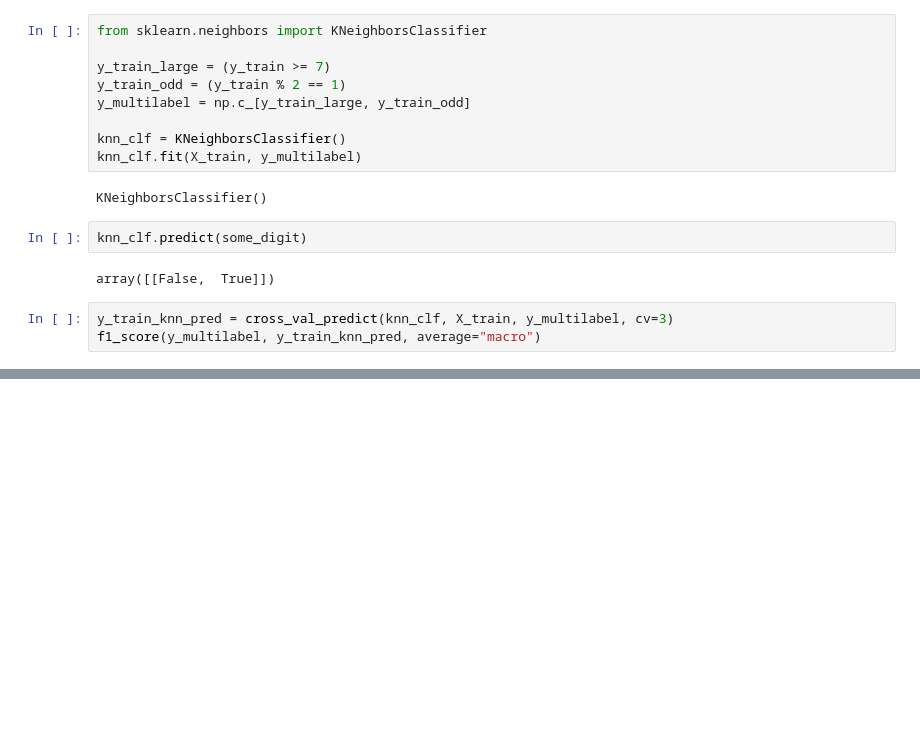
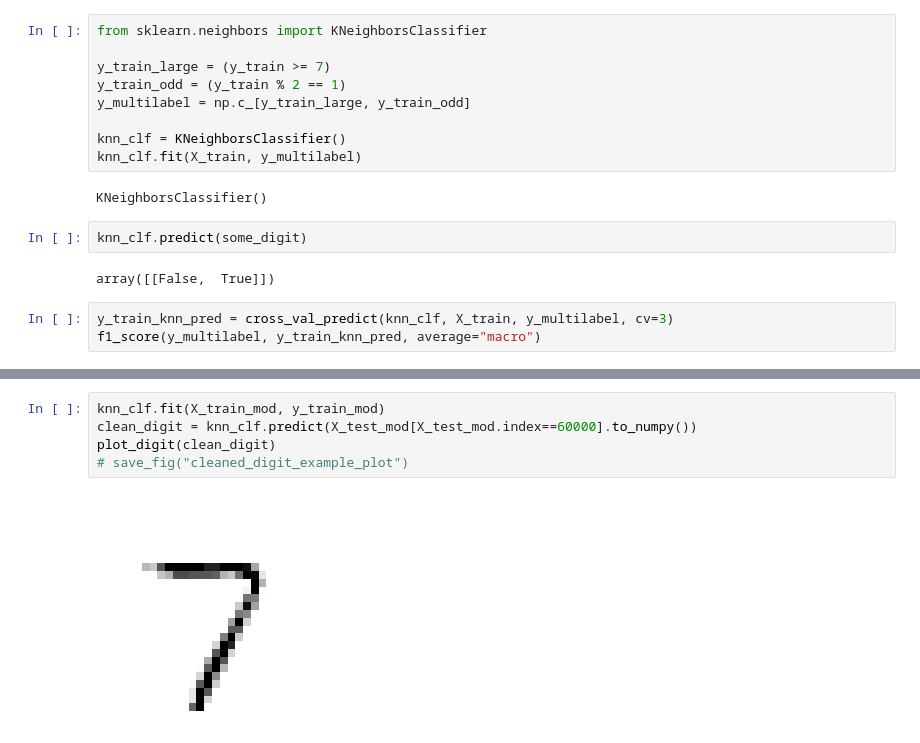
Before and after one commit to ericlau1987/hands_on_machine_learning_sklearn_keras_tensorflow, a Jupyter notebook: src/chapter3_classification/codes.ipynb, the cells around one changed output, grey strips where cells are left out. Drawn from its saved outputs; the diff is of its cells as text; blank space fills up the shorter version.

```diff
--- a/src/chapter3_classification/codes.ipynb
+++ b/src/chapter3_classification/codes.ipynb
@@ -338,0 +362,7 @@ f1_score(y_multilabel, y_train_knn_pred, average="macro")
+# %%
+knn_clf.fit(X_train_mod, y_train_mod)
+clean_digit = knn_clf.predict(X_test_mod[X_test_mod.index==60000].to_numpy())
+plot_digit(clean_digit)
+# save_fig("cleaned_digit_example_plot")
+# %% [output]
+[figure, added]
```
Also changed, not shown: parts of 4 cells of this notebook.
